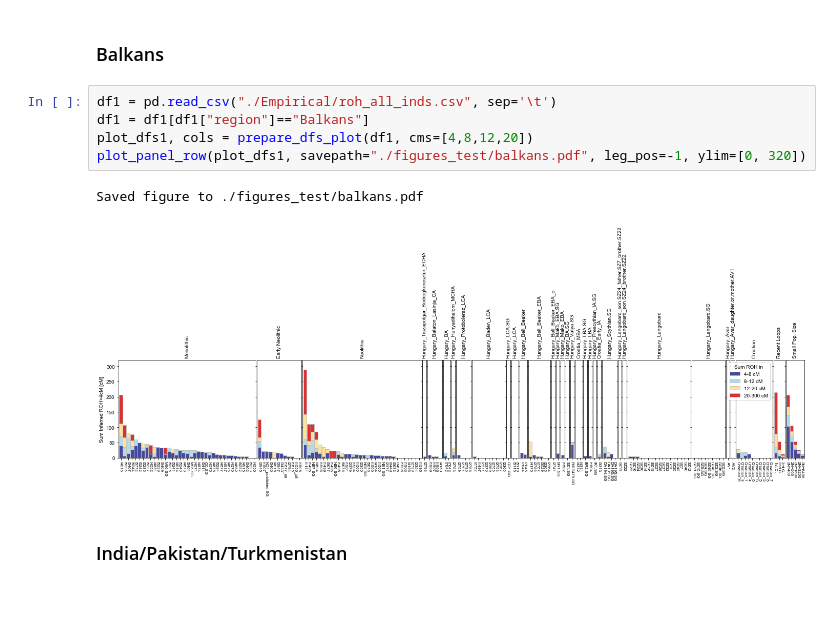
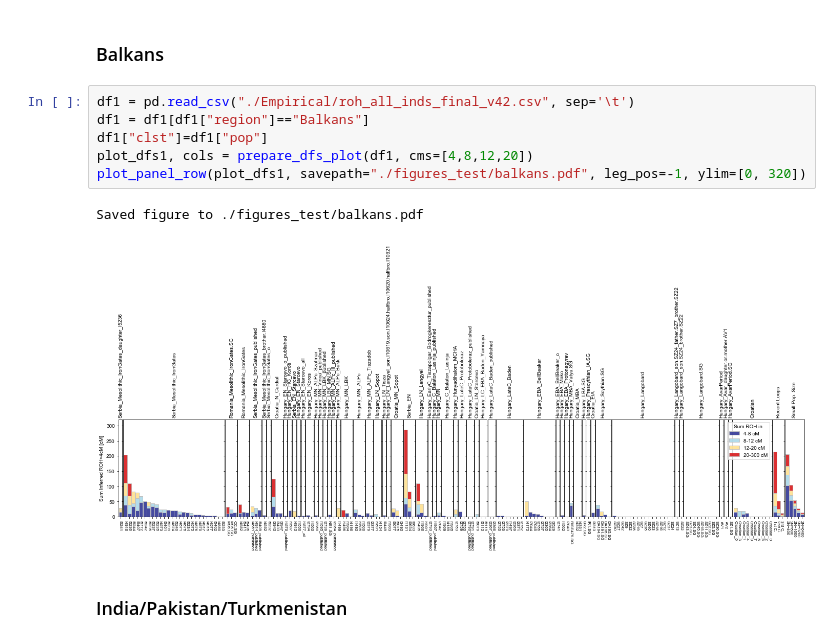
Before and after one commit to hringbauer/hapROH, a Jupyter notebook: Notebooks/Figures/plot_bar_ROH.ipynb, the cells around one changed output. Drawn from its saved outputs; the diff is of its cells as text; blank space fills up the shorter version.

```diff
--- a/Notebooks/Figures/plot_bar_ROH.ipynb
+++ b/Notebooks/Figures/plot_bar_ROH.ipynb
@@ -328,13 +353,14 @@ Saved figure to ./figures/iberia_pilot.pdf
 # %% [markdown]
 ### Balkans
 # %%
-df1 = pd.read_csv("./Empirical/roh_all_inds.csv", sep='\t')
+df1 = pd.read_csv("./Empirical/roh_all_inds_final_v42.csv", sep='\t')
 df1 = df1[df1["region"]=="Balkans"]
+df1["clst"]=df1["pop"]
 plot_dfs1, cols = prepare_dfs_plot(df1, cms=[4,8,12,20])
 plot_panel_row(plot_dfs1, savepath="./figures_test/balkans.pdf", leg_pos=-1, ylim=[0, 320])
 # %% [output]
 Saved figure to ./figures_test/balkans.pdf
-[figure, old version]
+[figure, new version]
 # %% [markdown]
 ### India/Pakistan/Turkmenistan
 # %%
```
Also changed, not shown: parts of 32 cells of this notebook, 4 other files.
